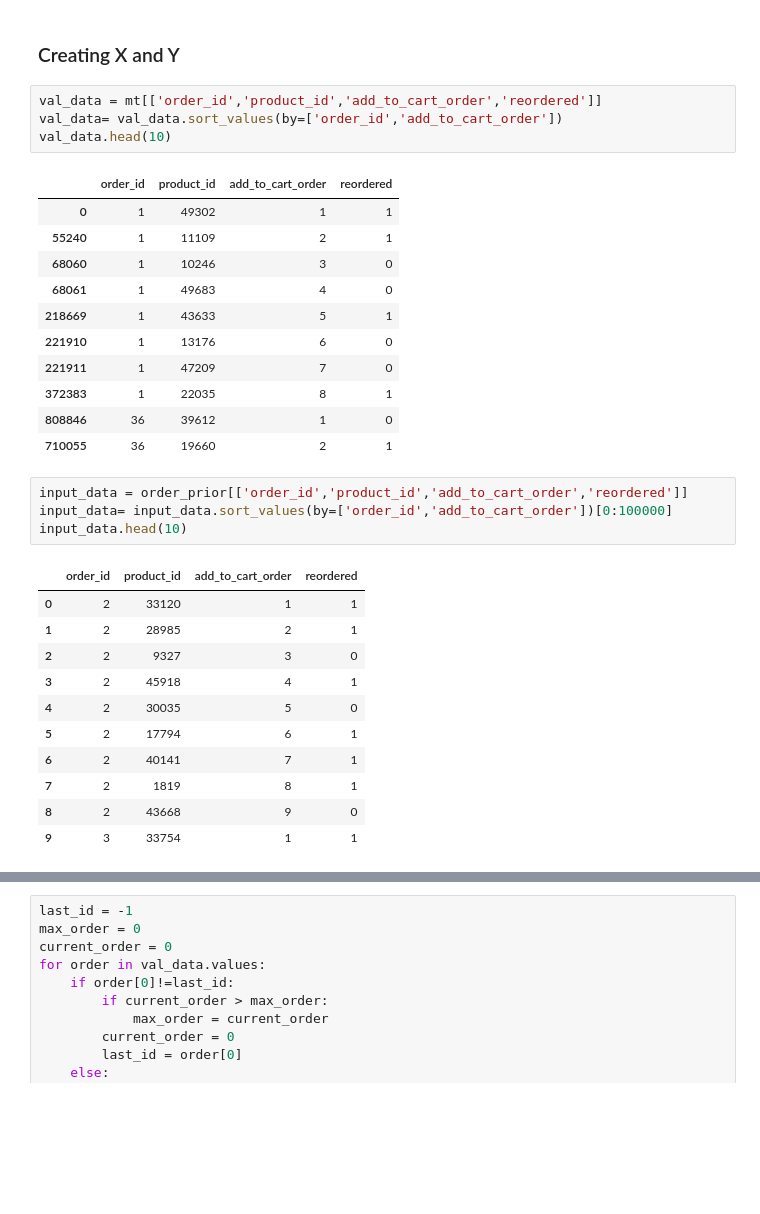
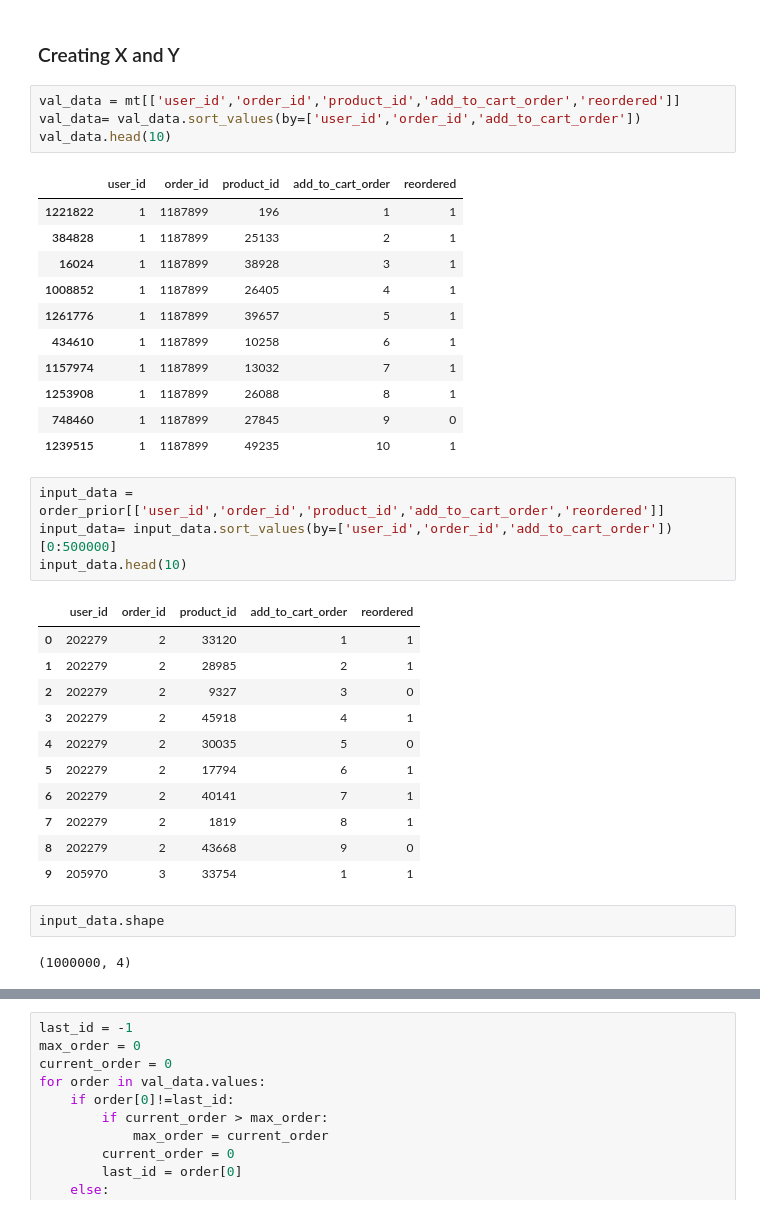
Before and after one commit to asindico/Instacart-Analysis, a Jupyter notebook: notebook.ipynb, the cells around one changed output, grey strips where cells are left out. Cells and saved outputs as stored; diff of their text form; blank space fills up the shorter version.

Commit message:
fixing input and output

```diff
--- a/notebook.ipynb
+++ b/notebook.ipynb
@@ -177,37 +175,41 @@ Using TensorFlow backend.
 # %% [markdown]
 ### Creating X and Y
 # %%
-val_data = mt[['order_id','product_id','add_to_cart_order','reordered']]
-val_data= val_data.sort_values(by=['order_id','add_to_cart_order'])
+val_data = mt[['user_id','order_id','product_id','add_to_cart_order','reordered']]
+val_data= val_data.sort_values(by=['user_id','order_id','add_to_cart_order'])
 val_data.head(10)
 # %% [output]
-|  | order_id | product_id | add_to_cart_order | reordered |
-| 0 | 1 | 49302 | 1 | 1 |
-| 55240 | 1 | 11109 | 2 | 1 |
-| 68060 | 1 | 10246 | 3 | 0 |
-| 68061 | 1 | 49683 | 4 | 0 |
-| 218669 | 1 | 43633 | 5 | 1 |
-| 221910 | 1 | 13176 | 6 | 0 |
-| 221911 | 1 | 47209 | 7 | 0 |
-| 372383 | 1 | 22035 | 8 | 1 |
-| 808846 | 36 | 39612 | 1 | 0 |
-| 710055 | 36 | 19660 | 2 | 1 |
+|  | user_id | order_id | product_id | add_to_cart_order | reordered |
+| 1221822 | 1 | 1187899 | 196 | 1 | 1 |
+| 384828 | 1 | 1187899 | 25133 | 2 | 1 |
+| 16024 | 1 | 1187899 | 38928 | 3 | 1 |
+| 1008852 | 1 | 1187899 | 26405 | 4 | 1 |
+| 1261776 | 1 | 1187899 | 39657 | 5 | 1 |
+| 434610 | 1 | 1187899 | 10258 | 6 | 1 |
+| 1157974 | 1 | 1187899 | 13032 | 7 | 1 |
+| 1253908 | 1 | 1187899 | 26088 | 8 | 1 |
+| 748460 | 1 | 1187899 | 27845 | 9 | 0 |
+| 1239515 | 1 | 1187899 | 49235 | 10 | 1 |
 # %%
-input_data = order_prior[['order_id','product_id','add_to_cart_order','reordered']]
-input_data= input_data.sort_values(by=['order_id','add_to_cart_order'])[0:100000]
+input_data = order_prior[['user_id','order_id','product_id','add_to_cart_order','reordered']]
+input_data= input_data.sort_values(by=['user_id','order_id','add_to_cart_order'])[0:500000]
 input_data.head(10)
 # %% [output]
-|  | order_id | product_id | add_to_cart_order | reordered |
-| 0 | 2 | 33120 | 1 | 1 |
-| 1 | 2 | 28985 | 2 | 1 |
-| 2 | 2 | 9327 | 3 | 0 |
-| 3 | 2 | 45918 | 4 | 1 |
-| 4 | 2 | 30035 | 5 | 0 |
-| 5 | 2 | 17794 | 6 | 1 |
-| 6 | 2 | 40141 | 7 | 1 |
-| 7 | 2 | 1819 | 8 | 1 |
-| 8 | 2 | 43668 | 9 | 0 |
-| 9 | 3 | 33754 | 1 | 1 |
+|  | user_id | order_id | product_id | add_to_cart_order | reordered |
+| 0 | 202279 | 2 | 33120 | 1 | 1 |
+| 1 | 202279 | 2 | 28985 | 2 | 1 |
+| 2 | 202279 | 2 | 9327 | 3 | 0 |
+| 3 | 202279 | 2 | 45918 | 4 | 1 |
+| 4 | 202279 | 2 | 30035 | 5 | 0 |
+| 5 | 202279 | 2 | 17794 | 6 | 1 |
+| 6 | 202279 | 2 | 40141 | 7 | 1 |
+| 7 | 202279 | 2 | 1819 | 8 | 1 |
+| 8 | 202279 | 2 | 43668 | 9 | 0 |
+| 9 | 205970 | 3 | 33754 | 1 | 1 |
+# %%
+input_data.shape
+# %% [output]
+(1000000, 4)
 # %%
 last_id = -1
 max_order = 0
```
Also changed, not shown: parts of 6 cells of this notebook.
